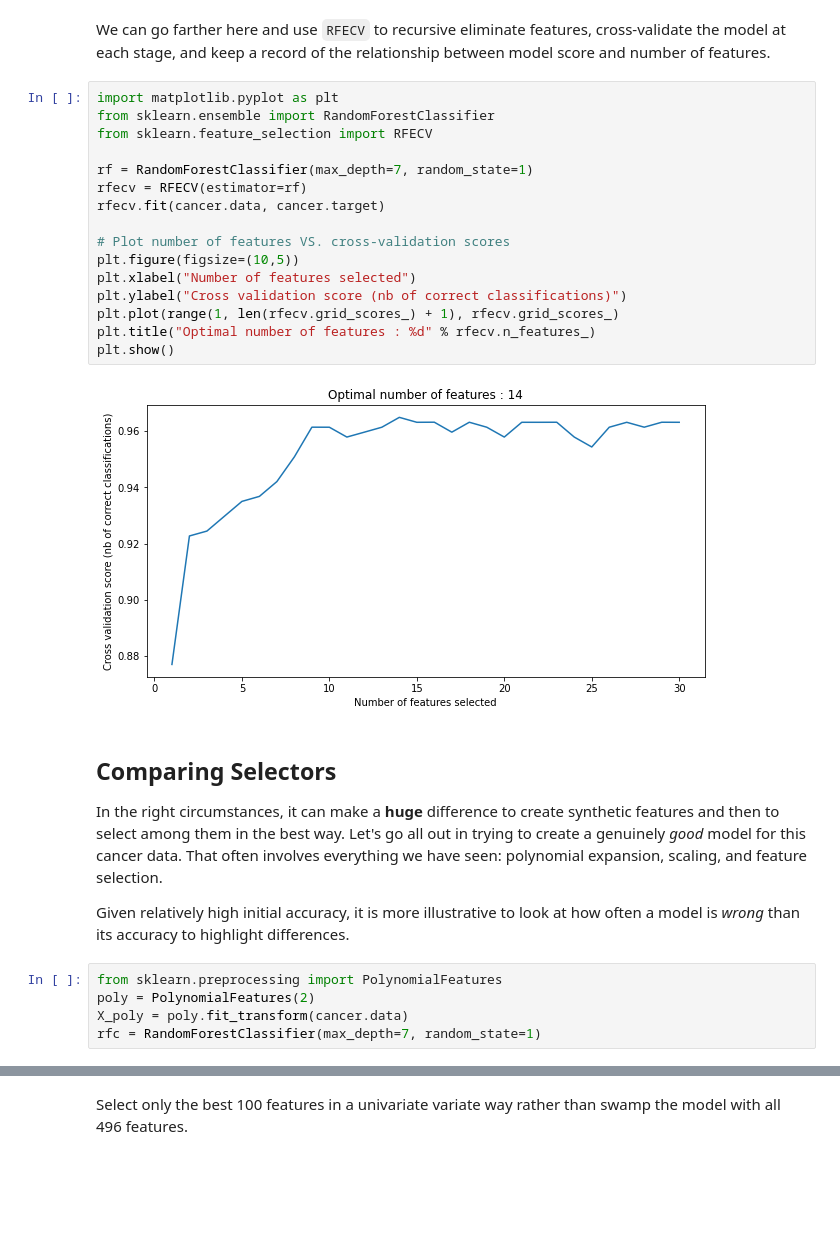
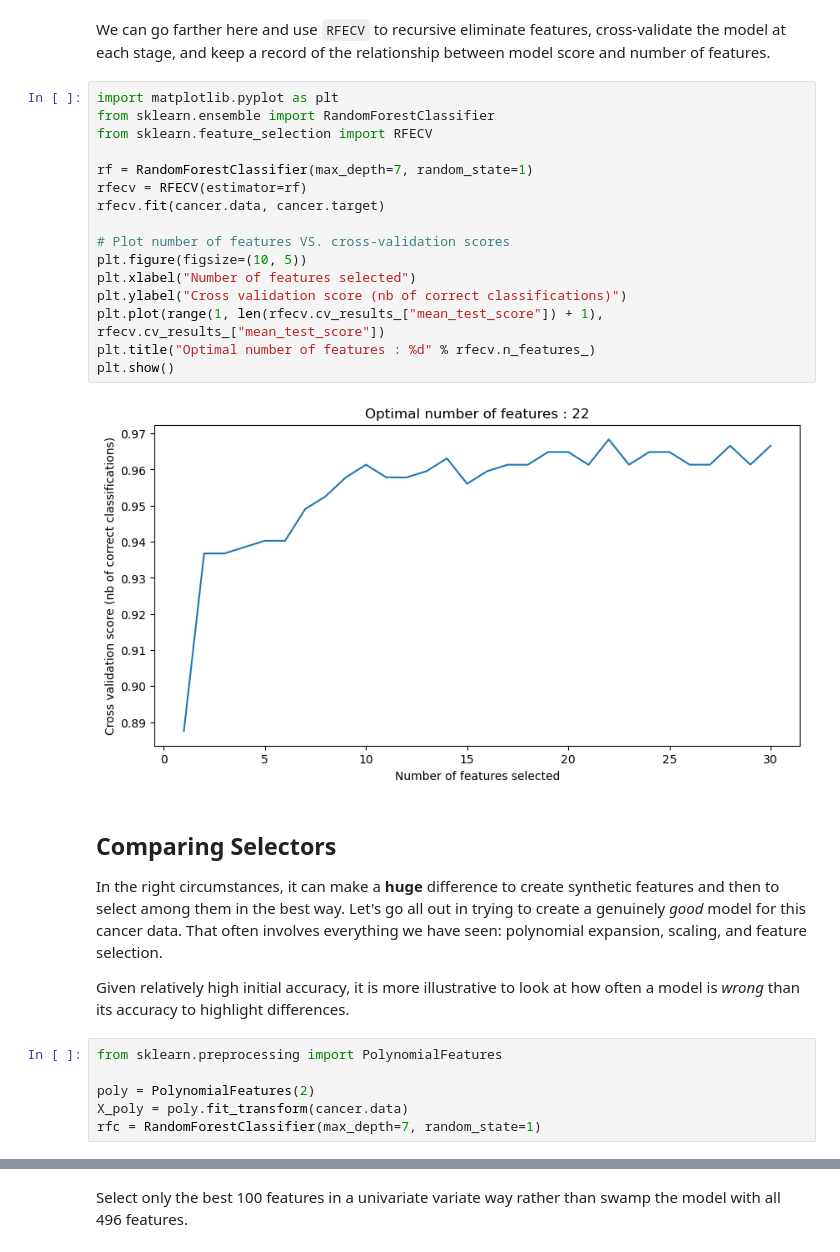
Before and after one commit to ErudioOne/scikit-learn, a Jupyter notebook: SKLearn-09_FeatureSelection.ipynb, the cells around one changed output, grey strips where cells are left out. Saved outputs shown, nothing was run; the diff lists cells and outputs as text; blank space fills up the shorter version.

Commit message:
Update Feature Selection

```diff
--- a/SKLearn-09_FeatureSelection.ipynb
+++ b/SKLearn-09_FeatureSelection.ipynb
@@ -283,29 +292,30 @@ We can go farther here and use `RFECV` to recursive eliminate features, cross-va
 # %%
 import matplotlib.pyplot as plt
 from sklearn.ensemble import RandomForestClassifier
 from sklearn.feature_selection import RFECV
 
 rf = RandomForestClassifier(max_depth=7, random_state=1)
 rfecv = RFECV(estimator=rf)
 rfecv.fit(cancer.data, cancer.target)
 
 # Plot number of features VS. cross-validation scores
-plt.figure(figsize=(10,5))
+plt.figure(figsize=(10, 5))
 plt.xlabel("Number of features selected")
 plt.ylabel("Cross validation score (nb of correct classifications)")
-plt.plot(range(1, len(rfecv.grid_scores_) + 1), rfecv.grid_scores_)
+plt.plot(range(1, len(rfecv.cv_results_["mean_test_score"]) + 1), rfecv.cv_results_["mean_test_score"])
 plt.title("Optimal number of features : %d" % rfecv.n_features_)
 plt.show()
 # %% [output]
-[figure, old version]
+[figure, new version]
 # %% [markdown]
 ## Comparing Selectors
 
-In the right circumstances, it can make a **huge** difference to create synthetic features and then to select among them in the best way.  Let's go all out in trying to create a genuinely *good* model for this cancer data.  That often involves everything we have seen: polynomial expansion, scaling, and feature selection.
+In the right circumstances, it can make a **huge** difference to create synthetic features and then to select among them in the best way. Let's go all out in trying to create a genuinely _good_ model for this cancer data. That often involves everything we have seen: polynomial expansion, scaling, and feature selection.
 
-Given relatively high initial accuracy, it is more illustrative to look at how often a model is *wrong* than its accuracy to highlight differences.
+Given relatively high initial accuracy, it is more illustrative to look at how often a model is _wrong_ than its accuracy to highlight differences.
 # %%
 from sklearn.preprocessing import PolynomialFeatures
+
 poly = PolynomialFeatures(2)
 X_poly = poly.fit_transform(cancer.data)
 rfc = RandomForestClassifier(max_depth=7, random_state=1)
```
Also changed, not shown: parts of 36 cells of this notebook.
